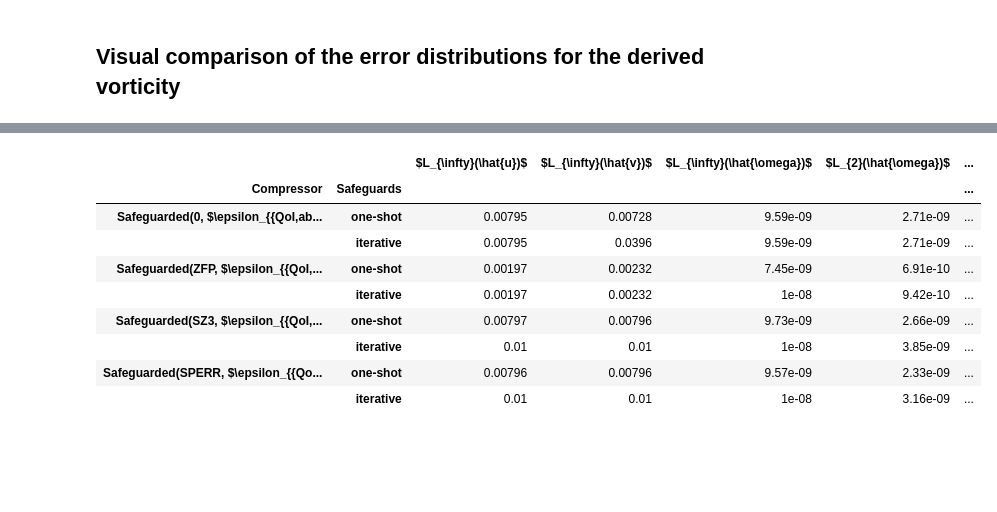
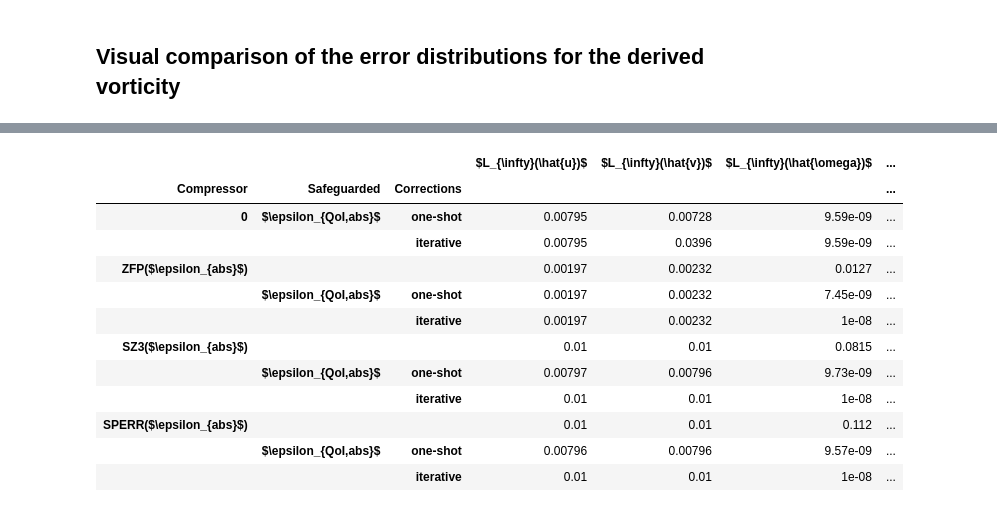
Before and after one commit to juntyr/compression-safeguards, a Jupyter notebook: examples/vorticity.ipynb, the cells around one changed output, grey strips where cells are left out. Saved outputs shown, nothing was run; the diff lists cells and outputs as text; code cells hidden in the pictures; blank space fills up the shorter version.

```diff
--- a/examples/vorticity.ipynb
+++ b/examples/vorticity.ipynb
@@ -725,53 +688,101 @@ vor_sg_table = pd.concat(
         table_vorticity(
             ERA5_sg["zero"],
             ERA5_sg_cr["zero"],
-            r"Safeguarded(0, $\epsilon_{{QoI,abs}}$)",
+            ["0", r"$\epsilon_{QoI,abs}$", "one-shot"],
             vor_eb_abs,
             ERA5_zero,
+        ),
+        table_vorticity(
             ERA5_sg_it["zero"],
             ERA5_sg_it_cr["zero"],
+            ["0", r"$\epsilon_{QoI,abs}$", "iterative"],
+            vor_eb_abs,
+            ERA5_zero,
+        ),
+        table_vorticity(
+            ERA5_zfp,
+            ERA5_zfp_cr,
+            [r"ZFP($\epsilon_{abs}$)", "", ""],
+            vor_eb_abs,
+            None,
         ),
         table_vorticity(
             ERA5_sg["zfp.rs"],
             ERA5_sg_cr["zfp.rs"],
-            r"Safeguarded(ZFP, $\epsilon_{{QoI,abs}}$)",
+            [r"ZFP($\epsilon_{abs}$)", r"$\epsilon_{QoI,abs}$", "one-shot"],
             vor_eb_abs,
             ERA5_zfp,
+        ),
+        table_vorticity(
             ERA5_sg_it["zfp.rs"],
             ERA5_sg_it_cr["zfp.rs"],
+            [r"ZFP($\epsilon_{abs}$)", r"$\epsilon_{QoI,abs}$", "iterative"],
+            vor_eb_abs,
+            ERA5_zfp,
+        ),
+        table_vorticity(
+            ERA5_sz3,
+            ERA5_sz3_cr,
+            [r"SZ3($\epsilon_{abs}$)", "", ""],
+            vor_eb_abs,
+            None,
         ),
         table_vorticity(
             ERA5_sg["sz3.rs"],
             ERA5_sg_cr["sz3.rs"],
-            r"Safeguarded(SZ3, $\epsilon_{{QoI,abs}}$)",
+            [r"SZ3($\epsilon_{abs}$)", r"$\epsilon_{QoI,abs}$", "one-shot"],
             vor_eb_abs,
             ERA5_sz3,
+        ),
+        table_vorticity(
             ERA5_sg_it["sz3.rs"],
             ERA5_sg_it_cr["sz3.rs"],
+            [r"SZ3($\epsilon_{abs}$)", r"$\epsilon_{QoI,abs}$", "iterative"],
+            vor_eb_abs,
+            ERA5_sz3,
+        ),
+        table_vorticity(
+            ERA5_sperr,
+            ERA5_sperr_cr,
+            [r"SPERR($\epsilon_{abs}$)", "", ""],
+            vor_eb_abs,
+            None,
         ),
         table_vorticity(
             ERA5_sg["sperr.rs"],
             ERA5_sg_cr["sperr.rs"],
-            r"Safeguarded(SPERR, $\epsilon_{{QoI,abs}}$)",
+            [r"SPERR($\epsilon_{abs}$)", r"$\epsilon_{QoI,abs}$", "one-shot"],
             vor_eb_abs,
             ERA5_sperr,
+        ),
+        table_vorticity(
             ERA5_sg_it["sperr.rs"],
             ERA5_sg_it_cr["sperr.rs"],
+            [r"SPERR($\epsilon_{abs}$)", r"$\epsilon_{QoI,abs}$", "iterative"],
+            vor_eb_abs,
+            ERA5_sperr,
         ),
     ]
-).set_index(["Compressor", "Safeguards"])
+).set_index(["Compressor", "Safeguarded", "Corrections"])
 
-vor_sg_table.to_latex("vorticity.tex", escape=True)
+Path("vorticity.tex").write_text(
+    vor_sg_table.to_latex(escape=False)
+    .replace("%", r"\%")
+    .replace("\\cline{1-10}\n\\bottomrule", "\\bottomrule")
+)
 
 vor_sg_table
 # %% [output]
-|  |  | $L_{\infty}(\hat{u})$ | $L_{\infty}(\hat{v})$ | $L_{\infty}(\hat{\omega})$ | $L_{2}(\hat{\omega})$ | ... |
-| Compressor | Safeguards |  |  |  |  | ... |
-| Safeguarded(0, $\epsilon_{{QoI,ab... | one-shot | 0.00795 | 0.00728 | 9.59e-09 | 2.71e-09 | ... |
-|  | iterative | 0.00795 | 0.0396 | 9.59e-09 | 2.71e-09 | ... |
-| Safeguarded(ZFP, $\epsilon_{{QoI,... | one-shot | 0.00197 | 0.00232 | 7.45e-09 | 6.91e-10 | ... |
-|  | iterative | 0.00197 | 0.00232 | 1e-08 | 9.42e-10 | ... |
-| Safeguarded(SZ3, $\epsilon_{{QoI,... | one-shot | 0.00797 | 0.00796 | 9.73e-09 | 2.66e-09 | ... |
-|  | iterative | 0.01 | 0.01 | 1e-08 | 3.85e-09 | ... |
-| Safeguarded(SPERR, $\epsilon_{{Qo... | one-shot | 0.00796 | 0.00796 | 9.57e-09 | 2.33e-09 | ... |
-|  | iterative | 0.01 | 0.01 | 1e-08 | 3.16e-09 | ... |
+|  |  |  | $L_{\infty}(\hat{u})$ | $L_{\infty}(\hat{v})$ | $L_{\infty}(\hat{\omega})$ | ... |
+| Compressor | Safeguarded | Corrections |  |  |  | ... |
+| 0 | $\epsilon_{QoI,abs}$ | one-shot | 0.00795 | 0.00728 | 9.59e-09 | ... |
+|  |  | iterative | 0.00795 | 0.0396 | 9.59e-09 | ... |
+| ZFP($\epsilon_{abs}$) |  |  | 0.00197 | 0.00232 | 0.0127 | ... |
+|  | $\epsilon_{QoI,abs}$ | one-shot | 0.00197 | 0.00232 | 7.45e-09 | ... |
+|  |  | iterative | 0.00197 | 0.00232 | 1e-08 | ... |
+| SZ3($\epsilon_{abs}$) |  |  | 0.01 | 0.01 | 0.0815 | ... |
+|  | $\epsilon_{QoI,abs}$ | one-shot | 0.00797 | 0.00796 | 9.73e-09 | ... |
+|  |  | iterative | 0.01 | 0.01 | 1e-08 | ... |
+| SPERR($\epsilon_{abs}$) |  |  | 0.01 | 0.01 | 0.112 | ... |
+|  | $\epsilon_{QoI,abs}$ | one-shot | 0.00796 | 0.00796 | 9.57e-09 | ... |
+|  |  | iterative | 0.01 | 0.01 | 1e-08 | ... |
```
Also changed, not shown: parts of 5 cells of this notebook, 1 other file.
